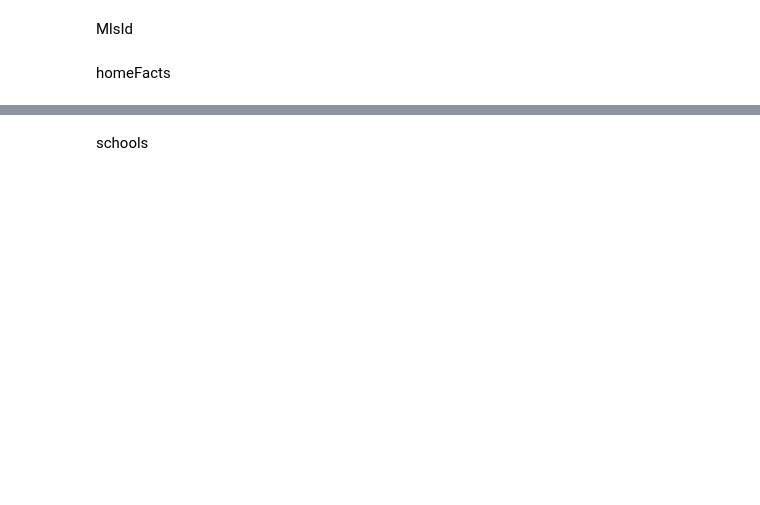
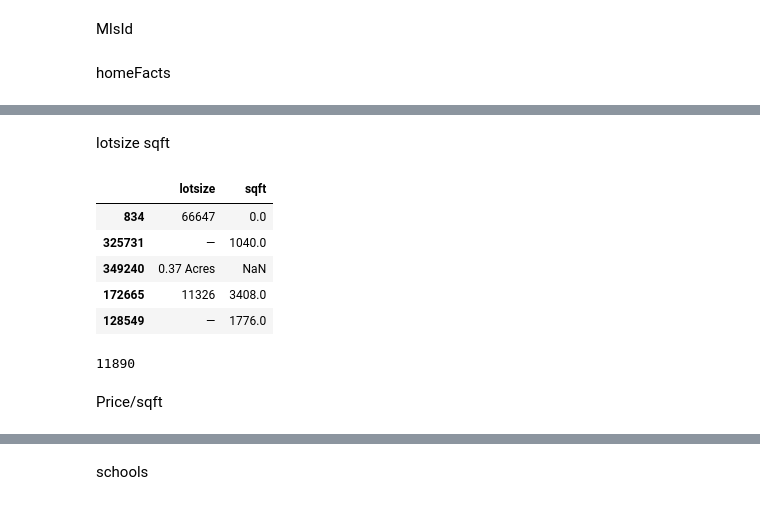
Before and after one commit to TimeryaevaM/new_rep, a Jupyter notebook: diplom_2v.ipynb, the cells around one changed output, grey strips where cells are left out. Drawn from its saved outputs; the diff is of its cells as text; code cells hidden in the pictures; blank space fills up the shorter version.

```diff
--- a/diplom_2v.ipynb
+++ b/diplom_2v.ipynb
@@ -714,0 +729,3 @@ for column in enumerate(list_columns):
+# %%
+df['Year built'] = df['Year built'].apply(lambda x: None if x is None else
+                                          None if 'No' in x else int(x))
@@ -714,0 +821,11 @@ for column in enumerate(list_columns):
+# %% [markdown]
+lotsize sqft
+# %%
+df[['lotsize', 'sqft']].sample(5)
+# %% [output]
+|  | lotsize | sqft |
+| 834 | 66647 | 0.0 |
+| 325731 | — | 1040.0 |
+| 349240 | 0.37 Acres | NaN |
+| 172665 | 11326 | 3408.0 |
+| 128549 | — | 1776.0 |
@@ -714,0 +854,6 @@ for column in enumerate(list_columns):
+# %%
+df['sqft'].isna().sum()
+# %% [output]
+11890
+# %% [markdown]
+Price/sqft
```
Also changed, not shown: parts of 40 cells of this notebook.
